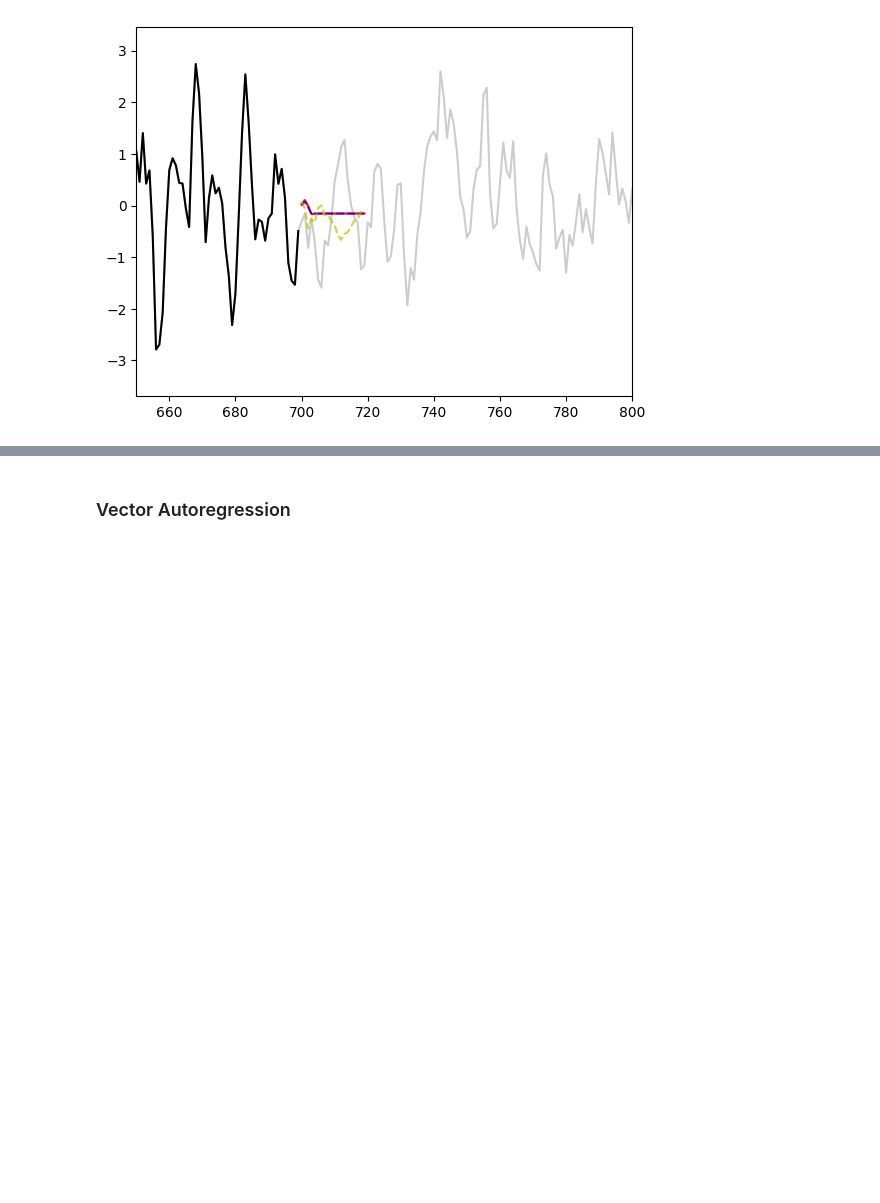
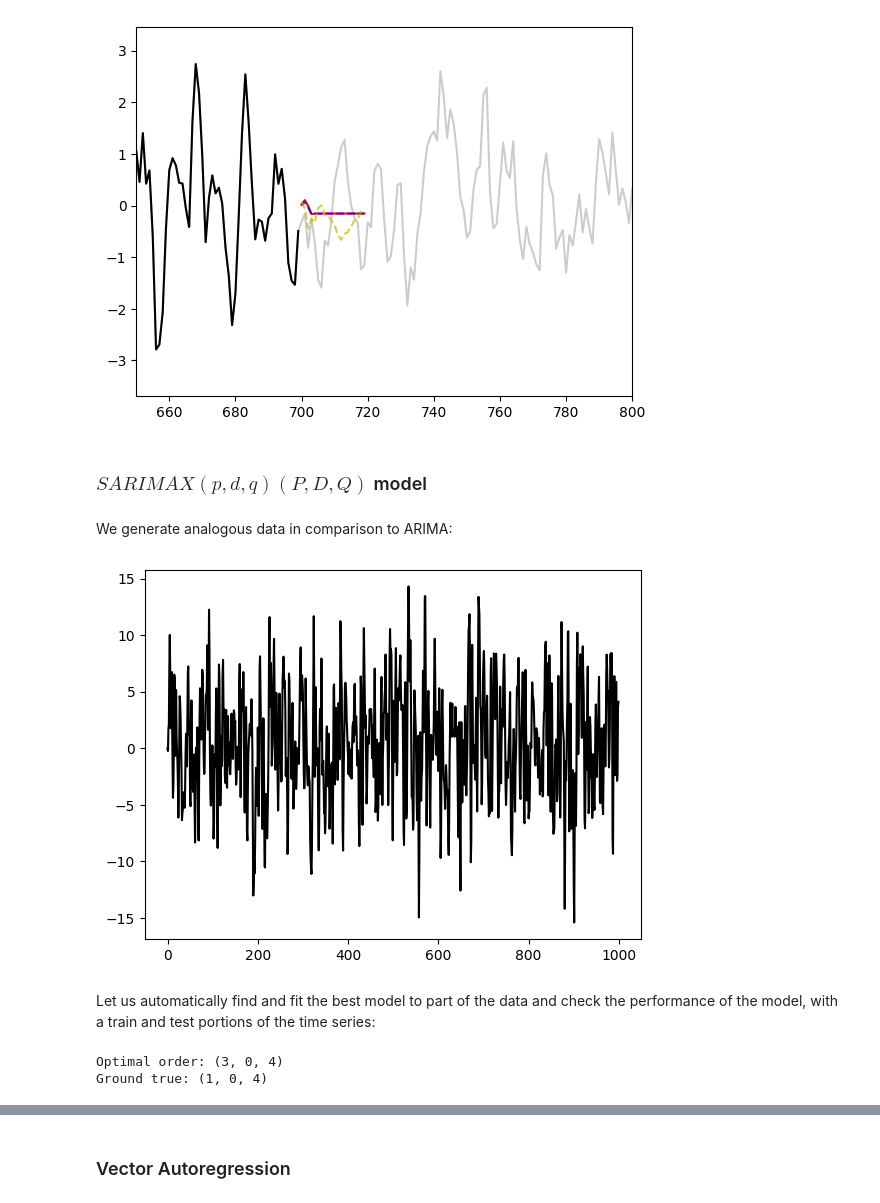
Before and after one commit to santosmv/Learning-machine-learning, a Jupyter notebook: Time-Series/statistical_models.ipynb, the cells around one changed output, grey strips where cells are left out. Saved outputs shown, nothing was run; the diff lists cells and outputs as text; code cells hidden in the pictures; blank space fills up the shorter version.

Commit message:
Inclusion of SARIMAX

```diff
--- a/Time-Series/statistical_models.ipynb
+++ b/Time-Series/statistical_models.ipynb
@@ -530,3 +534,52 @@ plt.xlim(initial_step-50,initial_step+100)
 plt.show()
 # %% [output]
 [figure]
+# %% [markdown]
+### $SARIMAX(p,d,q)(P,D,Q)$ model
+# %% [markdown]
+We generate analogous data in comparison to ARIMA:
+# %%
+random.seed(123)
+
+# i_ar = np.random.randint(1,5,1)[0]
+# i_ma = np.random.randint(1,5,1)[0]
+i_ar, i_ma = 1,4
+ar_params = np.random.uniform(-0.99, 0.99, i_ar)
+ma_params = np.random.uniform(0, 0.99, i_ma)
+
+# Generate ARMA process
+arma_process = sm.tsa.ArmaProcess(ar_params, ma_params)
+# Generate a sample
+y = arma_process.generate_sample(nsample=1000)
+# True order
+order_true = (i_ar, 0, i_ma)
+sn.lineplot(y, c='k');
+# %% [output]
+[figure, added]
+# %% [markdown]
+Let us automatically find and fit the best model to part of the data and check the performance of the model, with a train and test portions of the time series:
+# %%
+aicc_list = []
+order_list = []
+
+initial_step = 700
+y_train = y[:initial_step]
+
+for i in range(1,6):
+    for j in range(1,6):
+        for k in range(0,2):
+            order = (i,0,j)
+            order_list.append(order)
+            model_sarimax = SARIMAX(y_train, order=order)
+            fit_sarimax = model_sarimax.fit(disp=False)
+            aicc = fit_sarimax.aicc
+            aicc_list.append(aicc)
+
+idx = aicc_list.index(min(aicc_list))
+optimal_order = order_list[idx]
+
+print('Optimal order:', optimal_order)
+print('Ground true:', order_true)
+# %% [output]
+Optimal order: (3, 0, 4)
+Ground true: (1, 0, 4)
```
Also changed, not shown: parts of 6 cells of this notebook, 1 other file.
